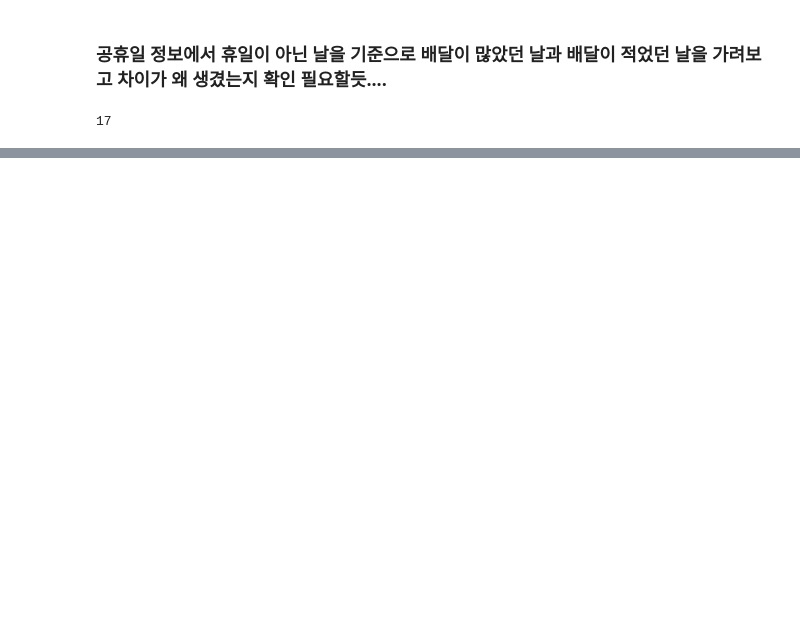
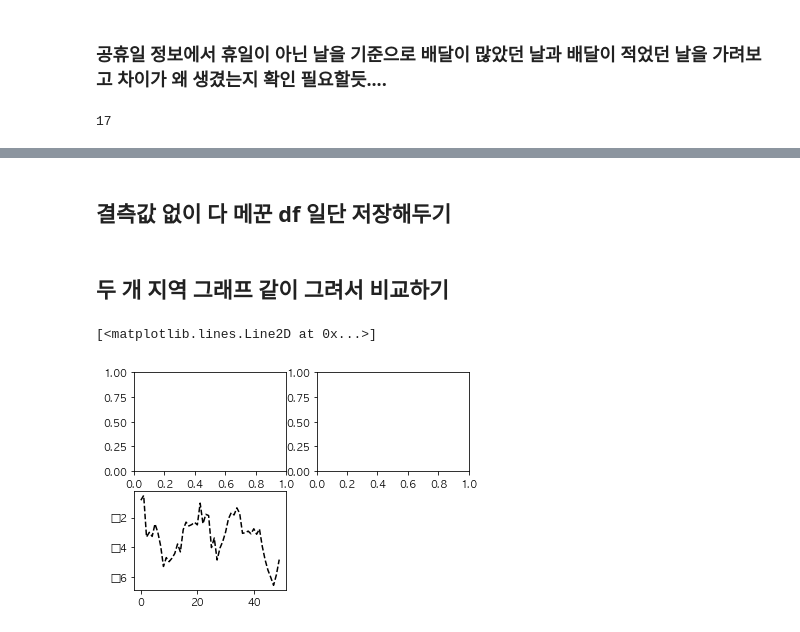
Before and after one commit to wish0728/Elice_teamproject2_team11_delivery, a Jupyter notebook: data-analysis/EDA/seula_요일 및 휴일별 배달건수 확인.ipynb, the cells around one changed output, grey strips where cells are left out. Cells and saved outputs as stored; diff of their text form; code cells hidden in the pictures; blank space fills up the shorter version.

```diff
--- a/data-analysis/EDA/seula_요일 및 휴일별 배달건수 확인.ipynb
+++ b/data-analysis/EDA/seula_요일 및 휴일별 배달건수 확인.ipynb
@@ -226,0 +354,2 @@ df.광역시도.nunique()
+# %% [markdown]
+## 결측값 없이 다 메꾼 df 일단 저장해두기
@@ -226,0 +358,12 @@ df.광역시도.nunique()
+# %% [markdown]
+## 두 개 지역 그래프 같이 그려서 비교하기
+# %%
+fig = plt.figure()
+ax1 = fig.add_subplot(2, 2, 1)   # figure가 2x2 이고 4개의 서브플랏 중 첫 번재를 선택
+ax2 = fig.add_subplot(2, 2, 2)
+ax2 = fig.add_subplot(2, 2, 3)
+# plt.plot([1.5, 3.5, -2, 1.6]) # plt.plot으로 그래프를 띄우면 가장 최근의 figure와 그 서브플롯을 그림. 서브플롯이 없으면 서브플롯 하나를 생성함
+plt.plot(np.random.randn(50).cumsum(), 'k--')
+# %% [output]
+[<matplotlib.lines.Line2D at 0x...>]
+[figure, added]
```
Also changed, not shown: parts of 22 cells of this notebook, 10 other files.
